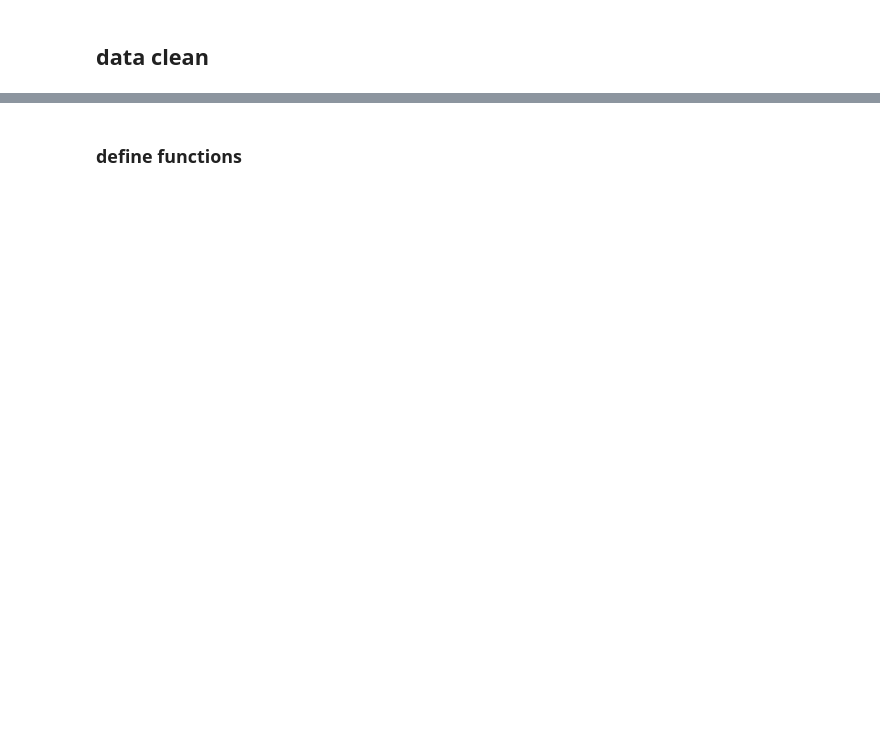
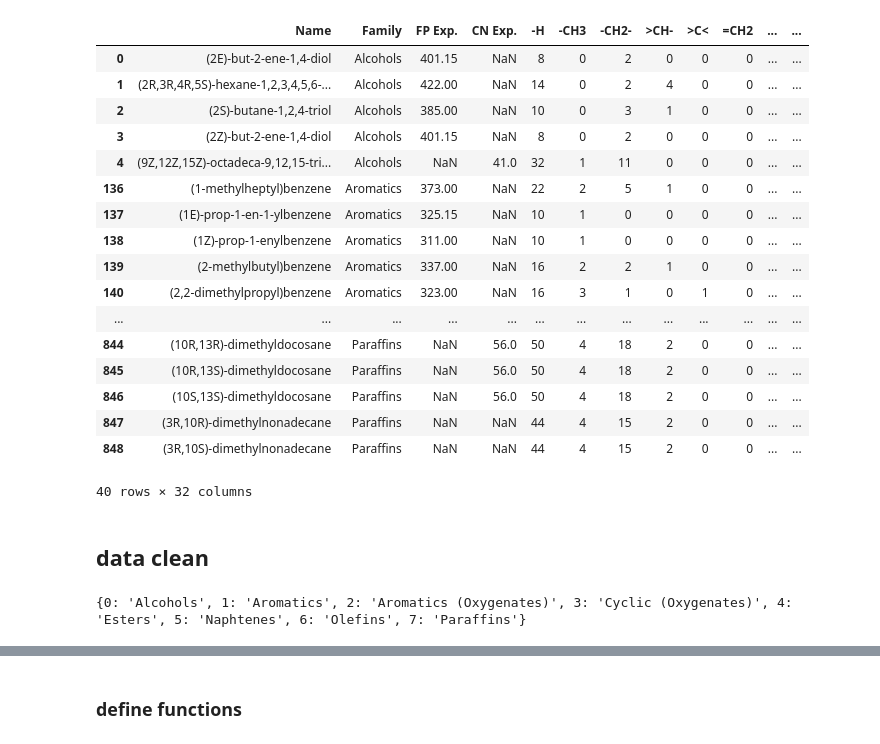
Before and after one commit to Zhangjt9317/Biofuel-Group-Project, a Jupyter notebook: MyProject/Classification_knn.ipynb, the cells around one changed output, grey strips where cells are left out. Saved outputs shown, nothing was run; the diff lists cells and outputs as text; code cells hidden in the pictures; blank space fills up the shorter version.

```diff
--- a/MyProject/Classification_knn.ipynb
+++ b/MyProject/Classification_knn.ipynb
@@ -8,0 +1,26 @@ from sklearn.datasets import make_classification
+# %%
+import numpy as np
+import pandas as pd
+import matplotlib.pyplot as plt
+from sklearn.model_selection import train_test_split
+from sklearn.metrics import mean_squared_error
+from sklearn.metrics import r2_score
+from sklearn.neighbors import KNeighborsClassifier
+from sklearn import metrics
+from sklearn.svm import LinearSVC
+from sklearn.datasets import make_classification
+%matplotlib inline
+
+def Database():
+    """compile data sets into a data library, the output will be a DataFrame"""
+    data_1 = pd.read_excel('data/Flash Point and Cetane Number Predictions for Fuel Compounds.xls', skiprows=3)
+    data = data_1[['Name','Family', 'FP Exp.', 'CN Exp.']]
+    result_1 = data.drop(index=0)
+    result_1.reset_index(drop=True, inplace=True)
+    data_2 = pd.read_excel('data/Flash Point and Cetane Number Predictions for Fuel Compounds.xls', skiprows=4)
+    result_2 = data_2.loc[: , '-H': 'aaCa']
+    result = pd.concat([result_1, result_2], axis=1)
+    return result
+# %%
+df = Database()
+df.head()
@@ -9,2 +37,23 @@ from sklearn.datasets import make_classification
+# %%
+df.head()
+# %% [output]
+|  | Name | Family | FP Exp. | CN Exp. | -H | -CH3 | -CH2- | >CH- | >C< | =CH2 | ... | ... |
+| 0 | (2E)-but-2-ene-1,4-diol | Alcohols | 401.15 | NaN | 8 | 0 | 2 | 0 | 0 | 0 | ... | ... |
+| 1 | (2R,3R,4R,5S)-hexane-1,2,3,4,5,6-... | Alcohols | 422.00 | NaN | 14 | 0 | 2 | 4 | 0 | 0 | ... | ... |
+| 2 | (2S)-butane-1,2,4-triol | Alcohols | 385.00 | NaN | 10 | 0 | 3 | 1 | 0 | 0 | ... | ... |
+| 3 | (2Z)-but-2-ene-1,4-diol | Alcohols | 401.15 | NaN | 8 | 0 | 2 | 0 | 0 | 0 | ... | ... |
+| 4 | (9Z,12Z,15Z)-octadeca-9,12,15-tri... | Alcohols | NaN | 41.0 | 32 | 1 | 11 | 0 | 0 | 0 | ... | ... |
+| 136 | (1-methylheptyl)benzene | Aromatics | 373.00 | NaN | 22 | 2 | 5 | 1 | 0 | 0 | ... | ... |
+| 137 | (1E)-prop-1-en-1-ylbenzene | Aromatics | 325.15 | NaN | 10 | 1 | 0 | 0 | 0 | 0 | ... | ... |
+| 138 | (1Z)-prop-1-enylbenzene | Aromatics | 311.00 | NaN | 10 | 1 | 0 | 0 | 0 | 0 | ... | ... |
+| 139 | (2-methylbutyl)benzene | Aromatics | 337.00 | NaN | 16 | 2 | 2 | 1 | 0 | 0 | ... | ... |
+| 140 | (2,2-dimethylpropyl)benzene | Aromatics | 323.00 | NaN | 16 | 3 | 1 | 0 | 1 | 0 | ... | ... |
+| ... | ... | ... | ... | ... | ... | ... | ... | ... | ... | ... | ... | ... |
+| 844 | (10R,13R)-dimethyldocosane | Paraffins | NaN | 56.0 | 50 | 4 | 18 | 2 | 0 | 0 | ... | ... |
+| 845 | (10R,13S)-dimethyldocosane | Paraffins | NaN | 56.0 | 50 | 4 | 18 | 2 | 0 | 0 | ... | ... |
+| 846 | (10S,13S)-dimethyldocosane | Paraffins | NaN | 56.0 | 50 | 4 | 18 | 2 | 0 | 0 | ... | ... |
+| 847 | (3R,10R)-dimethylnonadecane | Paraffins | NaN | NaN | 44 | 4 | 15 | 2 | 0 | 0 | ... | ... |
+| 848 | (3R,10S)-dimethylnonadecane | Paraffins | NaN | NaN | 44 | 4 | 15 | 2 | 0 | 0 | ... | ... |
+40 rows × 32 columns
 # %% [markdown]
 ## data clean
@@ -35,0 +71,7 @@ y_test_fp, y_test_labels_fp = pd.factorize(test_fp.family)
+# %%
+family={}
+for i in range(len(labels)):
+    family[i]=labels[i]
+print(family)
+# %% [output]
+{0: 'Alcohols', 1: 'Aromatics', 2: 'Aromatics (Oxygenates)', 3: 'Cyclic (Oxygenates)', 4: 'Esters', 5: 'Naphtenes', 6: 'Olefins', 7: 'Paraffins'}
```
Also changed, not shown: parts of 22 cells of this notebook.
